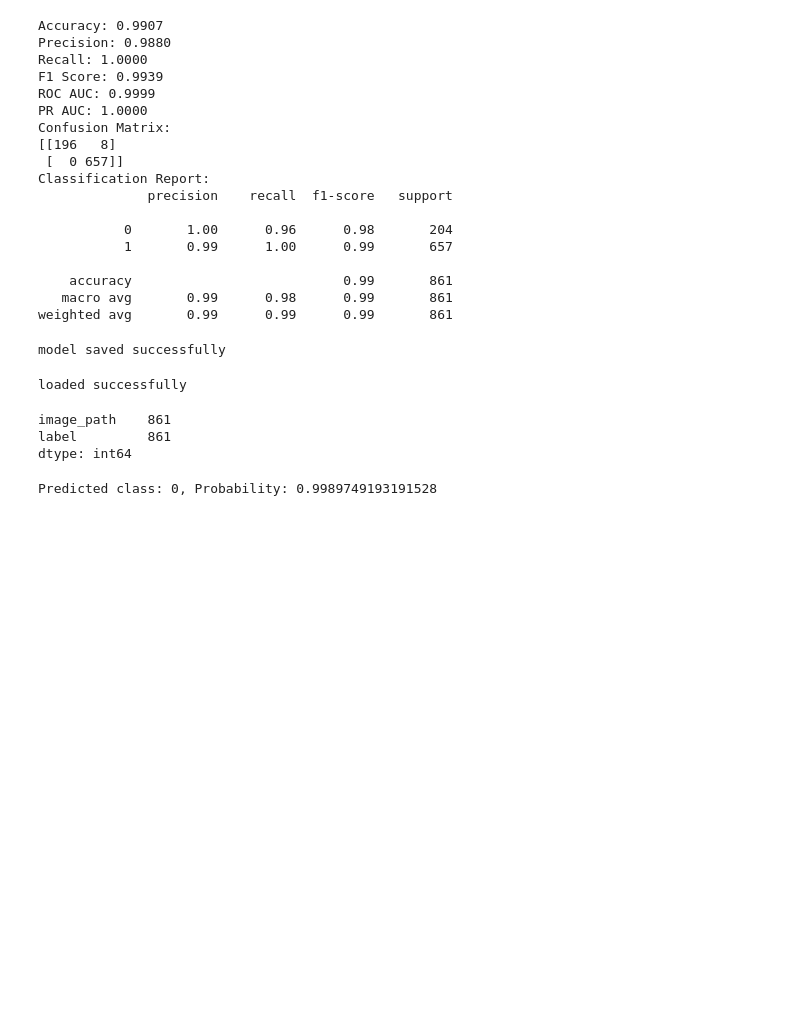
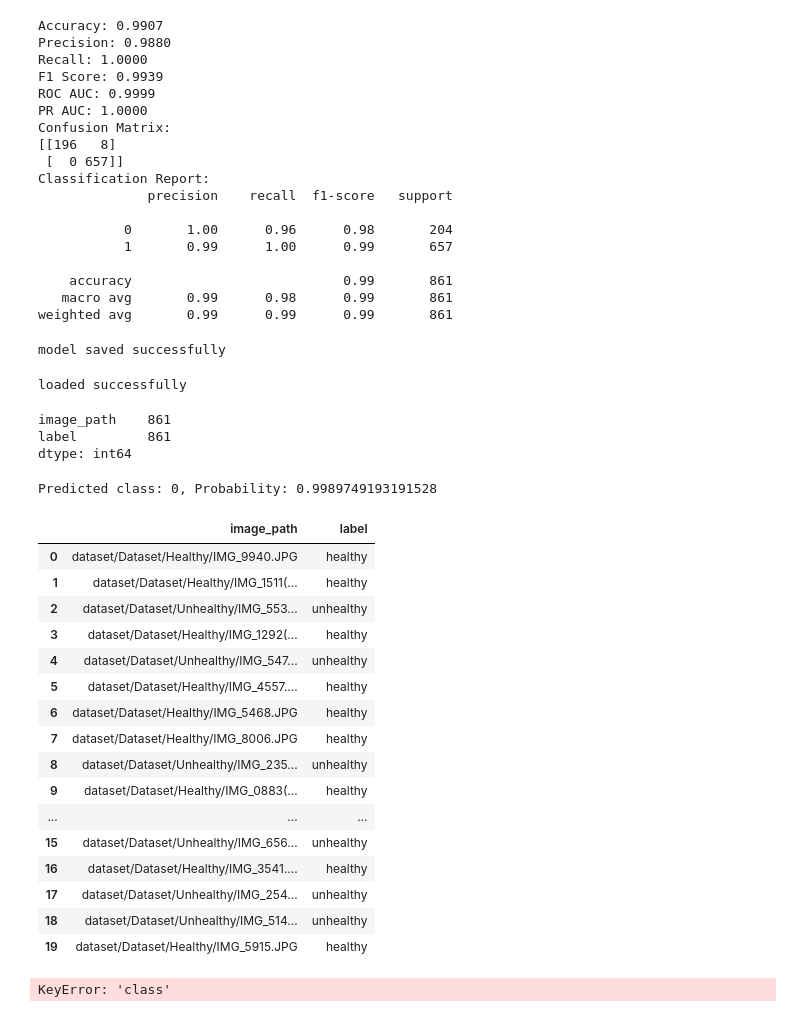
Before and after one commit to shafayat19992403/PoultryDiseaseDetection, a Jupyter notebook: poultry_disease.ipynb, the cells around one changed output. Drawn from its saved outputs; the diff is of its cells as text; code cells hidden in the pictures; blank space fills up the shorter version.

```diff
--- a/poultry_disease.ipynb
+++ b/poultry_disease.ipynb
@@ -548,3 +550,72 @@ predicted_class, prediction_prob = predict_image(image_path)
 print(f"Predicted class: {predicted_class}, Probability: {prediction_prob}")
 # %% [output]
 Predicted class: 0, Probability: 0.9989749193191528
+# %%
+test_df.head(20)
+# %% [output]
+|  | image_path | label |
+| 0 | dataset/Dataset/Healthy/IMG_9940.JPG | healthy |
+| 1 | dataset/Dataset/Healthy/IMG_1511(... | healthy |
+| 2 | dataset/Dataset/Unhealthy/IMG_553... | unhealthy |
+| 3 | dataset/Dataset/Healthy/IMG_1292(... | healthy |
+| 4 | dataset/Dataset/Unhealthy/IMG_547... | unhealthy |
+| 5 | dataset/Dataset/Healthy/IMG_4557.... | healthy |
+| 6 | dataset/Dataset/Healthy/IMG_5468.JPG | healthy |
+| 7 | dataset/Dataset/Healthy/IMG_8006.JPG | healthy |
+| 8 | dataset/Dataset/Unhealthy/IMG_235... | unhealthy |
+| 9 | dataset/Dataset/Healthy/IMG_0883(... | healthy |
+| ... | ... | ... |
+| 15 | dataset/Dataset/Unhealthy/IMG_656... | unhealthy |
+| 16 | dataset/Dataset/Healthy/IMG_3541.... | healthy |
+| 17 | dataset/Dataset/Unhealthy/IMG_254... | unhealthy |
+| 18 | dataset/Dataset/Unhealthy/IMG_514... | unhealthy |
+| 19 | dataset/Dataset/Healthy/IMG_5915.JPG | healthy |
+# %%
+import os
+import pandas as pd
+import shutil
+
+# Step 1: Load the test dataset
+test_df = pd.read_csv('test_dataset.csv')
+
+# Step 2: Create a folder to save the test samples
+sample_folder = 'test_samples'
+os.makedirs(sample_folder, exist_ok=True)
+
+# Assuming the dataset has a 'class' column that indicates the class (e.g., 0, 1, etc.)
+# If your dataset has different class labels, replace 'class' with the correct column name.
+
+# Step 3: Split the dataset into two folders based on class
+classes = test_df['label'].unique()  # Get unique class labels
+
+# Create subfolders for each class inside 'test_samples'
+for class_label in classes:
+    class_folder = os.path.join(sample_folder, str(class_label))
+    os.makedirs(class_folder, exist_ok=True)
+
+# Step 4: Select 10 random samples from each class
+sample_size_per_class = 10
+
+for class_label in classes:
+    # Filter the dataset for the current class
+    class_df = test_df[test_df['label'] == class_label]
+
+    # Randomly sample 10 rows from the current class
+    sampled_class_df = class_df.sample(n=sample_size_per_class, random_state=42)
+
+    # Step 5: Copy the corresponding images to the class-specific folder
+    for index, row in sampled_class_df.iterrows():
+        image_path = row['image_path']  # Adjust the column name if needed
+        image_name = os.path.basename(image_path)  # Get the image file name
+
+        # Check if the image file exists before copying
+        if os.path.exists(image_path):
+            destination_path = os.path.join(sample_folder, str(class_label), image_name)
+            shutil.copy(image_path, destination_path)
+            print(f"Copied {image_name} to {destination_path}")
+        else:
+            print(f"Image {image_path} not found!")
+
+print(f"Successfully saved {sample_size_per_class} samples from each class to {sample_folder}")
+# %% [output]
+KeyError: 'class'
```
Also changed, not shown: parts of 2 cells of this notebook, 9 other files.
